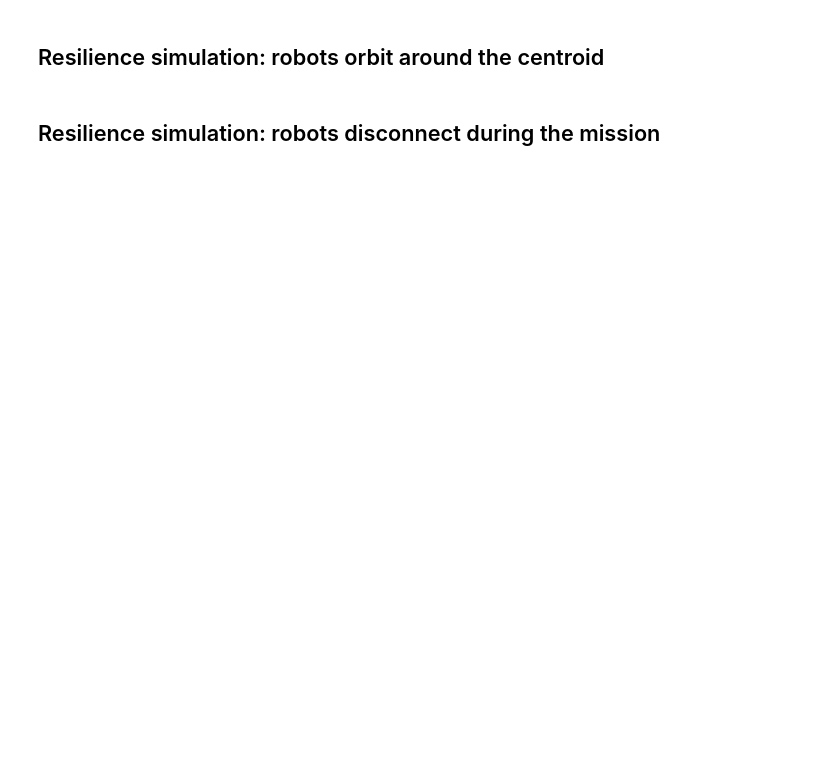
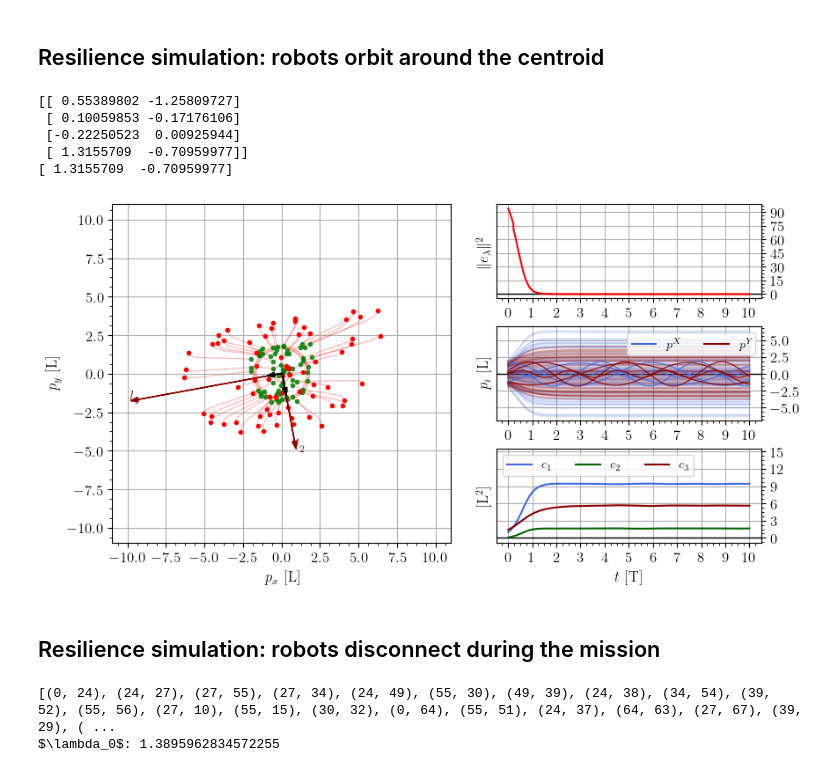
Before and after one commit to Swarm-Systems-Lab/dispersion-formation-control, a Jupyter notebook: notebooks/simulations.ipynb, the cells around one changed output. Cells and saved outputs as stored; diff of their text form; code cells hidden in the pictures; blank space fills up the shorter version.

Commit message:
Edit figure 1

```diff
--- a/notebooks/simulations.ipynb
+++ b/notebooks/simulations.ipynb
@@ -118,6 +122,16 @@ HTML(anim.to_html5_video()) # It takes a loooot of time...
 #         writer = writer)
 # %% [markdown]
 ## Resilience simulation: robots orbit around the centroid
+# %%
+p0 = uniform_distrib(N=N, lims=lims, rc0=rc0)
+print(p0[-4:])
+print(p0[-1])
+# %% [output]
+[[ 0.55389802 -1.25809727]
+ [ 0.10059853 -0.17176106]
+ [-0.22250523  0.00925944]
+ [ 1.3155709  -0.70959977]]
+[ 1.3155709  -0.70959977]
 # %%
 # Generate the robots distribution and set the initial positions
 N = 70
@@ -152,8 +166,10 @@ for it in tqdm(range(len(t_list))):
     sim.variables["p"][-4] = (R4 @ sim.variables["p"][-4][:,None]).squeeze()
     sim.int_euler()
 # %%
-dfc.plot_resilience_osc(sim, lim=11, dpi=400, figsize=(10,5), t_sep=1)
+dfc.plot_resilience_osc(sim, lim=11, dpi=100, figsize=(10,5), t_sep=1)
 # plot_resilience_small(sim, lim=11, dpi=400, figsize=(10,5), t_sep=1)
+# %% [output]
+[figure, added]
 # %%
 animator = dfc.AnimBasic(sim, lim=7.5, agent_r=0.1, tail_alpha=0.7)
 
@@ -171,7 +187,7 @@ HTML(anim.to_html5_video()) # It takes a loooot of time...
 # Generate the robots distribution and set the initial positions
 N = 70
 lims = [3, 1]
-rc0 = [0, 1]
+rc0 = [0, 0]
 
 p0 = uniform_distrib(N=N, lims=lims, rc0=rc0, seed=2024)
 
@@ -182,11 +198,19 @@ Z = gen_Z_random(N, rounds=3, seed=2024)
 dt = 0.001
 lambda_d = [10, 4]
 
-sim = dfc.SimulatorDistrNew(p0=p0, Z=Z, dt=dt, lambda_d=lambda_d,
-                        ke=0.4, kpc=1, kc=1, epsilon_phat=1/4, epsilon_chat=1/16)
+epsilon_phat = 1/4
+epsilon_chat = 1/10
+
+sim = dfc.SimulatorDistrNew(
+    p0=p0, Z=Z, dt=dt, lambda_d=lambda_d, ke=0.8, kpc=1, kc=1,
+    epsilon_phat=epsilon_phat, epsilon_chat=epsilon_chat)
 
 # Graph connectivity (lambda2)
+print(Z)
 print(r"$\lambda_0$:", sim.lambda_min)
+# %% [output]
+[(0, 24), (24, 27), (27, 55), (27, 34), (24, 49), (55, 30), (49, 39), (24, 38), (34, 54), (39, 52), (55, 56), (27, 10), (55, 15), (30, 32), (0, 64), (55, 51), (24, 37), (64, 63), (27, 67), (39, 29), ( ...
+$\lambda_0$: 1.3895962834572255
 # %%
 # ----------------------------------------------------------------------
 # Execute the simulation given a desired final time stamp
```
Also changed, not shown: parts of 4 cells of this notebook, 1 other file.
